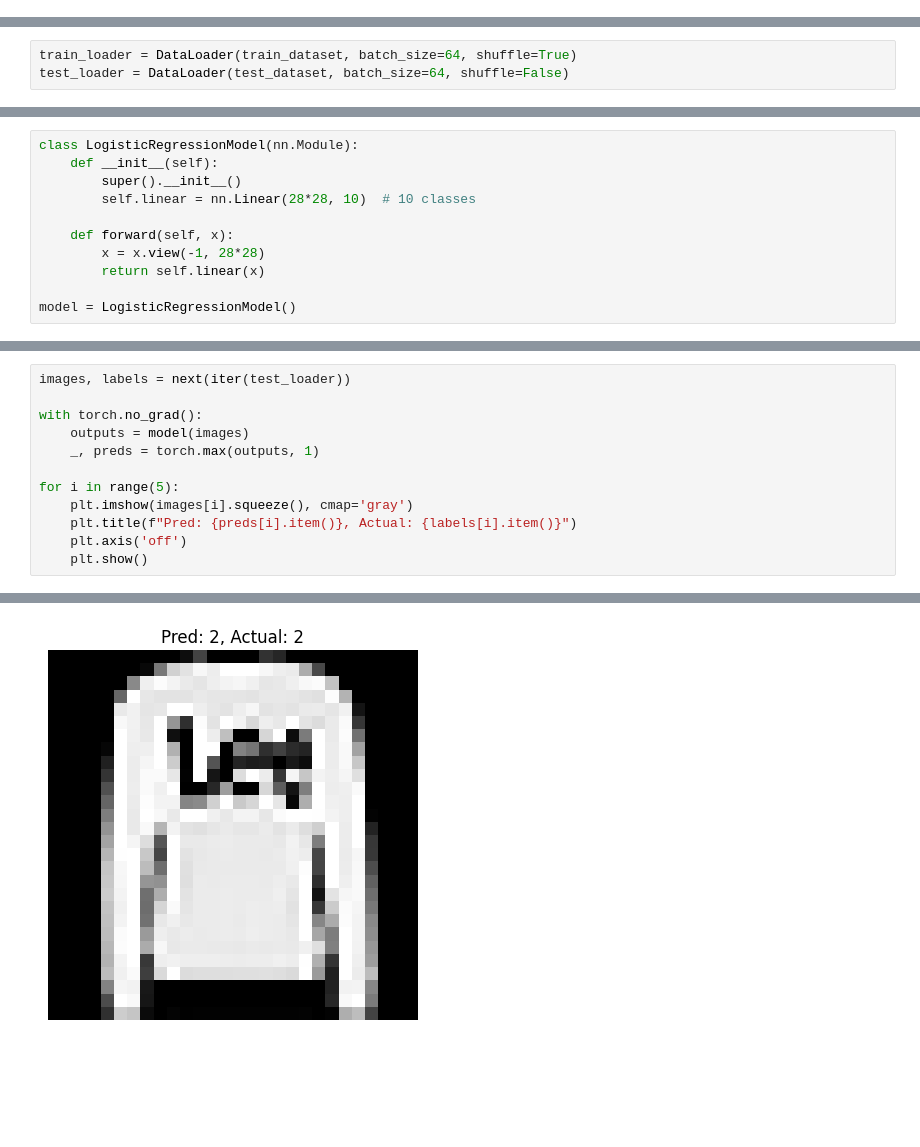
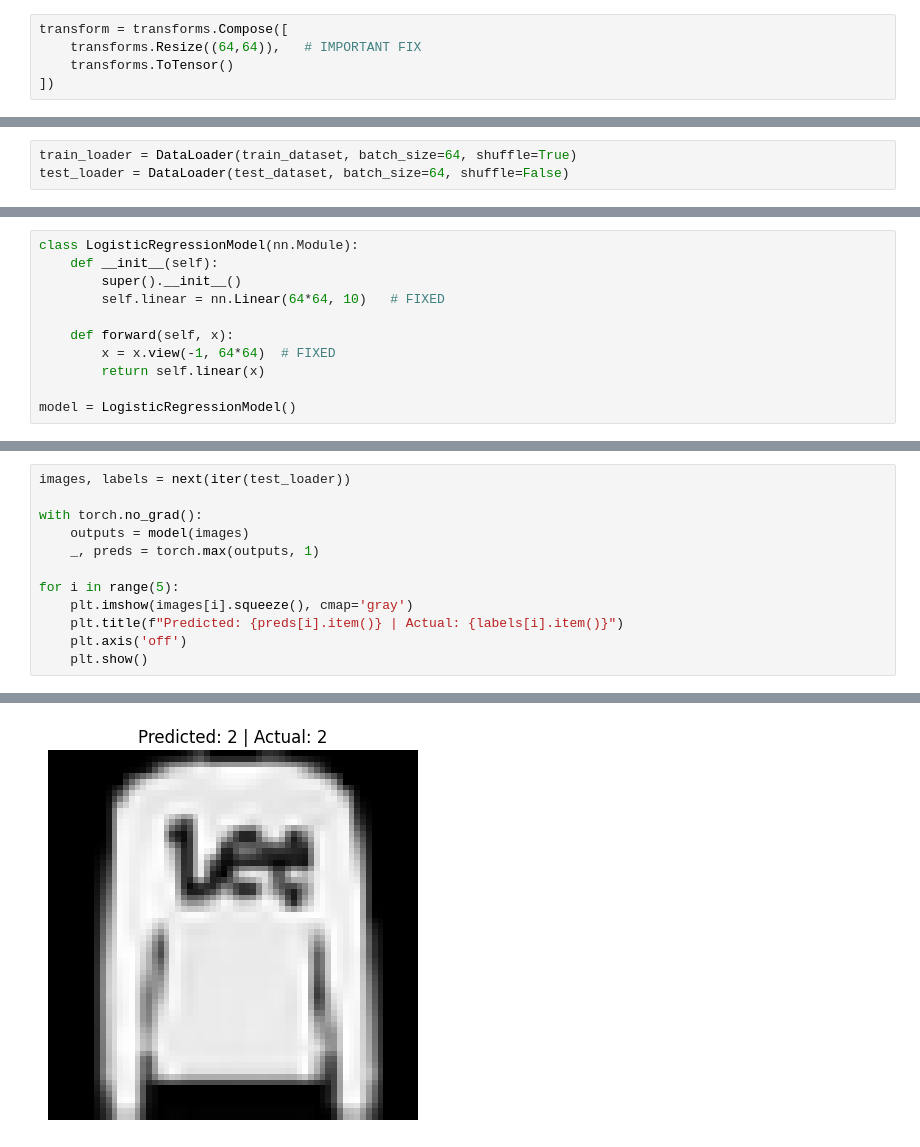
Before and after one commit to Dhanushiya-tech/Portfolio-sample, a Jupyter notebook: Fashion_MNIST_classification.ipynb, the cells around one changed output, grey strips where cells are left out. Drawn from its saved outputs; the diff is of its cells as text; blank space fills up the shorter version.

```diff
--- a/Fashion_MNIST_classification.ipynb
+++ b/Fashion_MNIST_classification.ipynb
@@ -28,4 +28,9 @@ Requirement already satisfied: python-dateutil>=2.7 in /usr/local/lib/python3.12
 Requirement already satisfied: six>=1.5 in /usr/local/lib/python3.12/dist-packages (from python-dateutil>=2.7->matplotlib) (1.17.0)
 Requirement already satisfied: mpmath<1.4,>=1.1.0 in /usr/local/lib/python3.12/dist-packages (from sympy>=1.13.3->torch) (1.3.0)
 Requirement already satisfied: MarkupSafe>=2.0 in /usr/local/lib/python3.12/dist-packages (from jinja2->torch) (3.0.3)
+# %%
+transform = transforms.Compose([
+    transforms.Resize((64,64)),   # IMPORTANT FIX
+    transforms.ToTensor()
+])
 # %%
@@ -67,10 +68,10 @@ for i in range(5):
 class LogisticRegressionModel(nn.Module):
     def __init__(self):
         super().__init__()
-        self.linear = nn.Linear(28*28, 10)  # 10 classes
+        self.linear = nn.Linear(64*64, 10)   # FIXED
 
     def forward(self, x):
-        x = x.view(-1, 28*28)
+        x = x.view(-1, 64*64)  # FIXED
         return self.linear(x)
 
 model = LogisticRegressionModel()
@@ -125,7 +126,7 @@ with torch.no_grad():
 
 for i in range(5):
     plt.imshow(images[i].squeeze(), cmap='gray')
-    plt.title(f"Pred: {preds[i].item()}, Actual: {labels[i].item()}")
+    plt.title(f"Predicted: {preds[i].item()} | Actual: {labels[i].item()}")
     plt.axis('off')
     plt.show()
 # %% [output]
@@ -133 +134 @@ for i in range(5):
-[figure, old version]
+[figure, new version]
```
Also changed, not shown: parts of 6 cells of this notebook.
